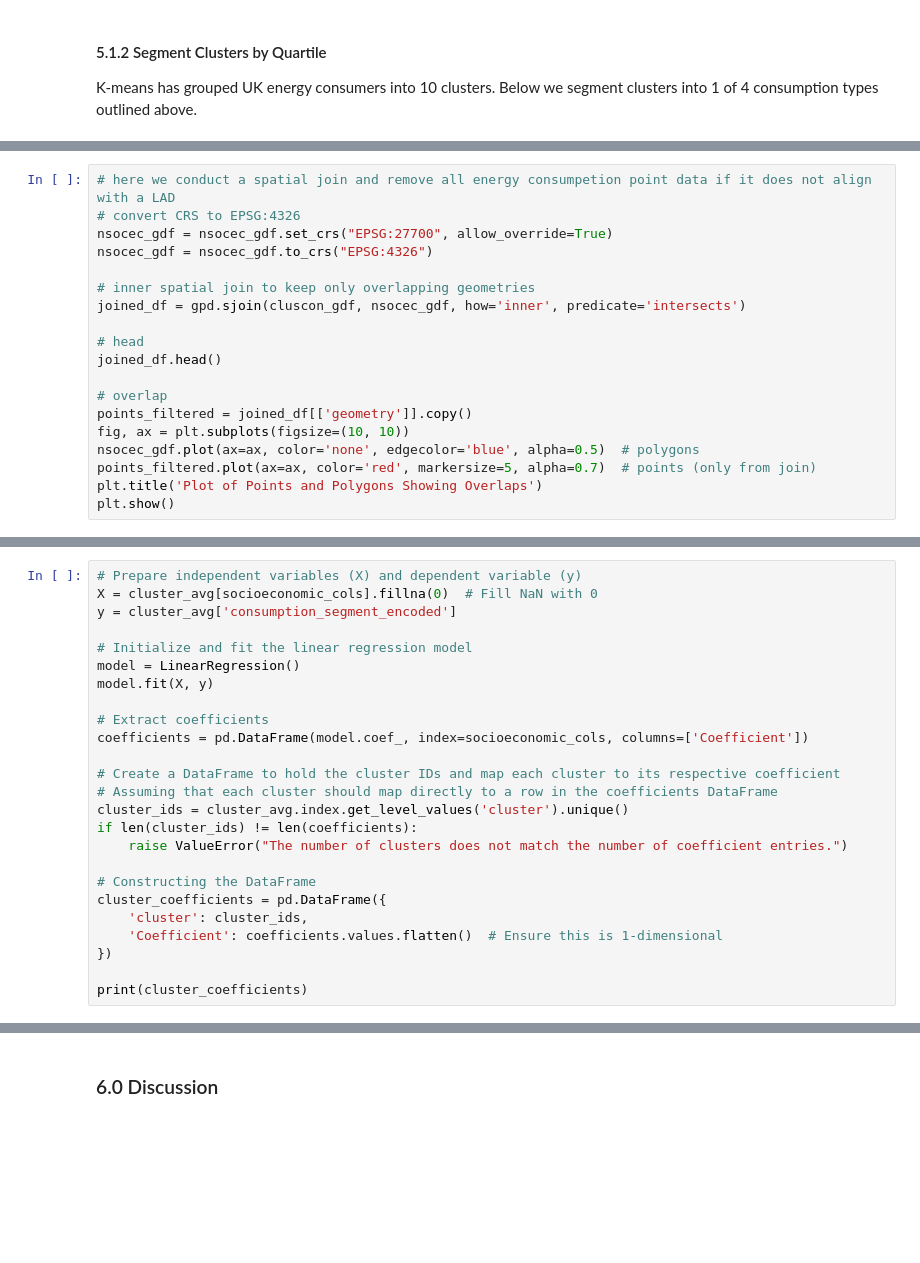
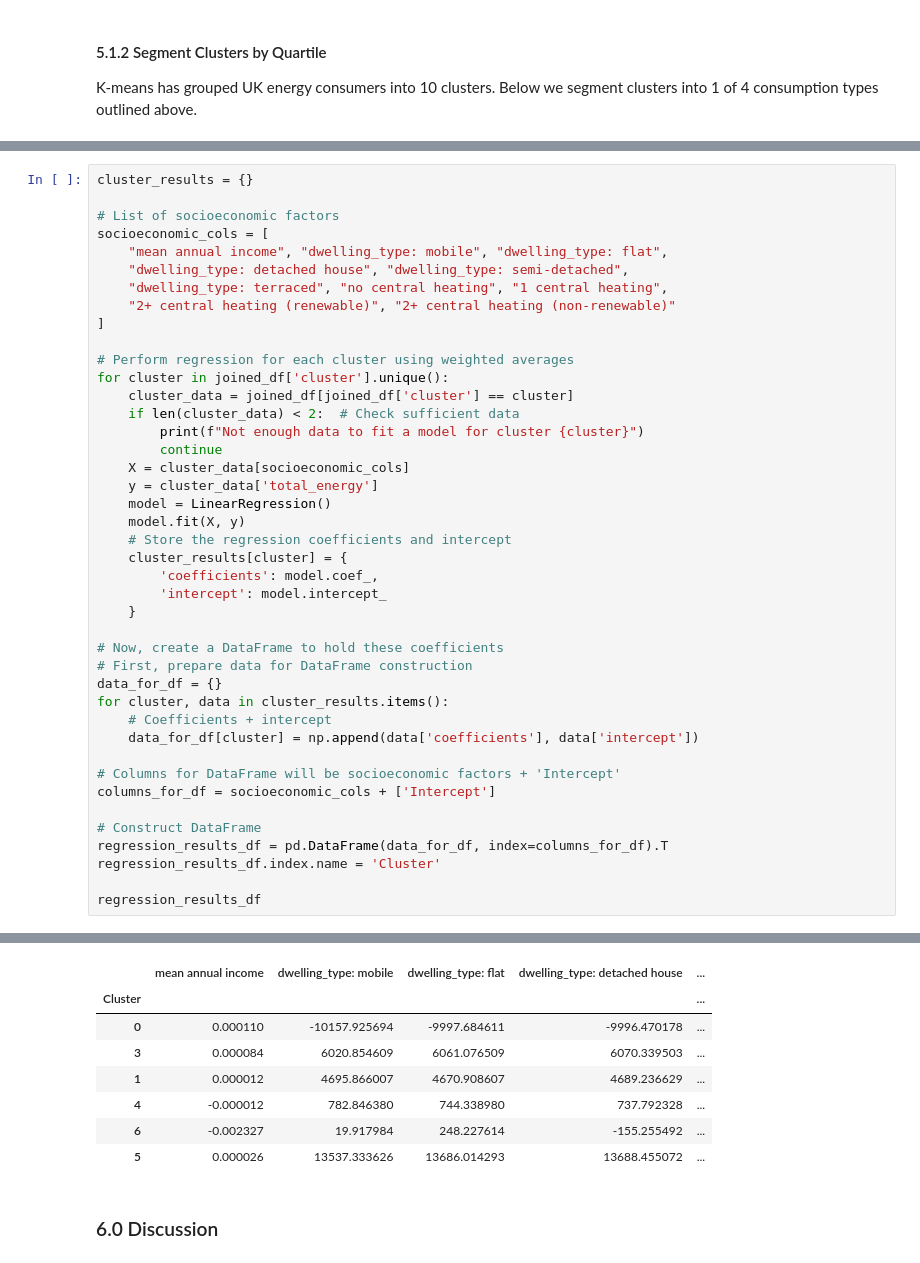
Before and after one commit to NikhilSDesai/SpatialDataScience, a Jupyter notebook: SDS_Analysis/CASA0006_FinalAssignment.ipynb, the cells around one changed output, grey strips where cells are left out. Drawn from its saved outputs; the diff is of its cells as text; blank space fills up the shorter version.

```diff
--- a/SDS_Analysis/CASA0006_FinalAssignment.ipynb
+++ b/SDS_Analysis/CASA0006_FinalAssignment.ipynb
@@ -660,19 +698,0 @@ nsocec_gdf.head()
-# %%
-# here we conduct a spatial join and remove all energy consumpetion point data if it does not align with a LAD
-# convert CRS to EPSG:4326
-nsocec_gdf = nsocec_gdf.set_crs("EPSG:27700", allow_override=True)
-nsocec_gdf = nsocec_gdf.to_crs("EPSG:4326")
-
-# inner spatial join to keep only overlapping geometries
-joined_df = gpd.sjoin(cluscon_gdf, nsocec_gdf, how='inner', predicate='intersects')
-
-# head
-joined_df.head()
-
-# overlap
-points_filtered = joined_df[['geometry']].copy()
-fig, ax = plt.subplots(figsize=(10, 10))
-nsocec_gdf.plot(ax=ax, color='none', edgecolor='blue', alpha=0.5)  # polygons
-points_filtered.plot(ax=ax, color='red', markersize=5, alpha=0.7)  # points (only from join)
-plt.title('Plot of Points and Polygons Showing Overlaps')
-plt.show()
@@ -691,28 +704,45 @@ Energy consumers and now clustered and segmented. Below, each segment is assesse
 - **Regression Analysis per Cluster:** For each of the 10 clusters, a multiple linear regression is performed using socioeconomic factors as independent variables against the energy consumption segment. This helps identify how these factors correlate with different levels of energy consumption within each cluster.
 - **Results Compilation:** The regression coefficients for each socioeconomic factor are compiled into a DataFrame, providing a clear view of the positive or negative correlations between these factors and energy consumption segments across clusters.
 # %%
-# Prepare independent variables (X) and dependent variable (y)
-X = cluster_avg[socioeconomic_cols].fillna(0)  # Fill NaN with 0
-y = cluster_avg['consumption_segment_encoded']
+cluster_results = {}
 
-# Initialize and fit the linear regression model
-model = LinearRegression()
-model.fit(X, y)
+# List of socioeconomic factors
+socioeconomic_cols = [
+    "mean annual income", "dwelling_type: mobile", "dwelling_type: flat",
+    "dwelling_type: detached house", "dwelling_type: semi-detached",
+    "dwelling_type: terraced", "no central heating", "1 central heating",
+    "2+ central heating (renewable)", "2+ central heating (non-renewable)"
+]
 
-# Extract coefficients
-coefficients = pd.DataFrame(model.coef_, index=socioeconomic_cols, columns=['Coefficient'])
+# Perform regression for each cluster using weighted averages
+for cluster in joined_df['cluster'].unique():
+    cluster_data = joined_df[joined_df['cluster'] == cluster]
+    if len(cluster_data) < 2:  # Check sufficient data
+        print(f"Not enough data to fit a model for cluster {cluster}")
+        continue
+    X = cluster_data[socioeconomic_cols]
+    y = cluster_data['total_energy']
+    model = LinearRegression()
+    model.fit(X, y)
+    # Store the regression coefficients and intercept
+    cluster_results[cluster] = {
+        'coefficients': model.coef_,
+        'intercept': model.intercept_
+    }
 
-# Create a DataFrame to hold the cluster IDs and map each cluster to its respective coefficient
-# Assuming that each cluster should map directly to a row in the coefficients DataFrame
-cluster_ids = cluster_avg.index.get_level_values('cluster').unique()
-if len(cluster_ids) != len(coefficients):
-    raise ValueError("The number of clusters does not match the number of coefficient entries.")
+# Now, create a DataFrame to hold these coefficients
+# First, prepare data for DataFrame construction
+data_for_df = {}
+for cluster, data in cluster_results.items():
+    # Coefficients + intercept
+    data_for_df[cluster] = np.append(data['coefficients'], data['intercept'])
 
-# Constructing the DataFrame
-cluster_coefficients = pd.DataFrame({
-    'cluster': cluster_ids,
-    'Coefficient': coefficients.values.flatten()  # Ensure this is 1-dimensional
-})
+# Columns for DataFrame will be socioeconomic factors + 'Intercept'
+columns_for_df = socioeconomic_cols + ['Intercept']
 
-print(cluster_coefficients)
+# Construct DataFrame
+regression_results_df = pd.DataFrame(data_for_df, index=columns_for_df).T
+regression_results_df.index.name = 'Cluster'
+
+regression_results_df
 # %% [output]
@@ -720,2 +750,10 @@ ValueError: The number of clusters does not match the number of coefficient entr
+|  | mean annual income | dwelling_type: mobile | dwelling_type: flat | dwelling_type: detached house | ... |
+| Cluster |  |  |  |  | ... |
+| 0 | 0.000110 | -10157.925694 | -9997.684611 | -9996.470178 | ... |
+| 3 | 0.000084 | 6020.854609 | 6061.076509 | 6070.339503 | ... |
+| 1 | 0.000012 | 4695.866007 | 4670.908607 | 4689.236629 | ... |
+| 4 | -0.000012 | 782.846380 | 744.338980 | 737.792328 | ... |
+| 6 | -0.002327 | 19.917984 | 248.227614 | -155.255492 | ... |
+| 5 | 0.000026 | 13537.333626 | 13686.014293 | 13688.455072 | ... |
 # %% [markdown]
 ### 6.0 Discussion
```
Also changed, not shown: parts of 20 cells of this notebook, 2 other files.
